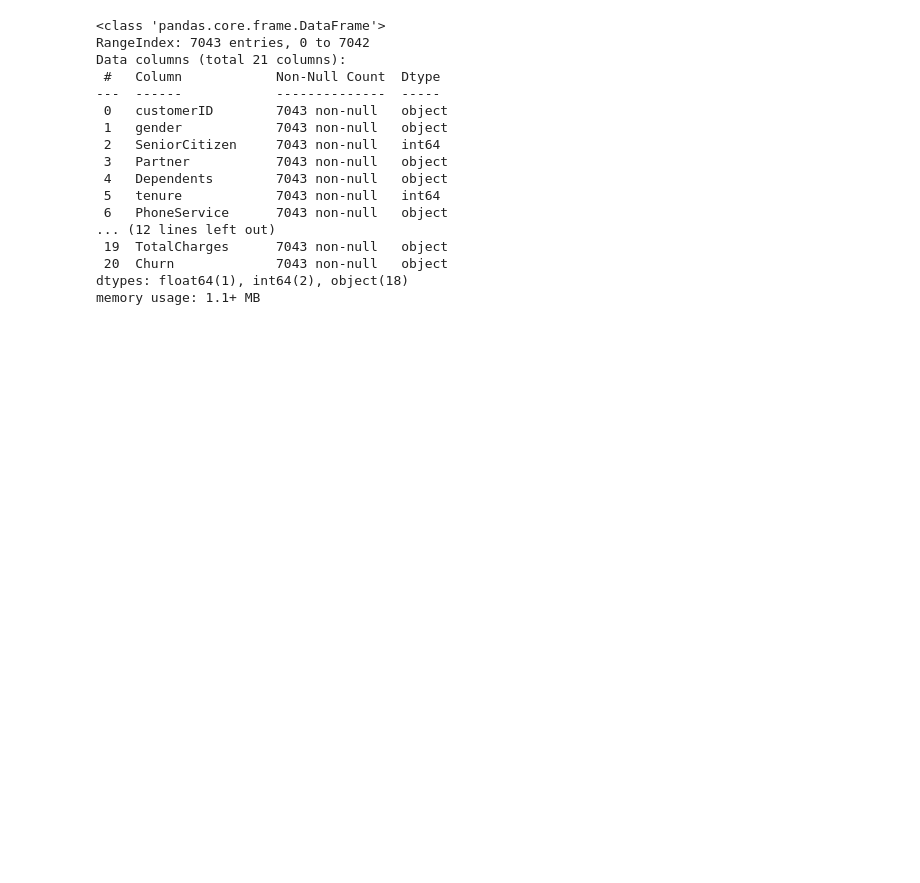
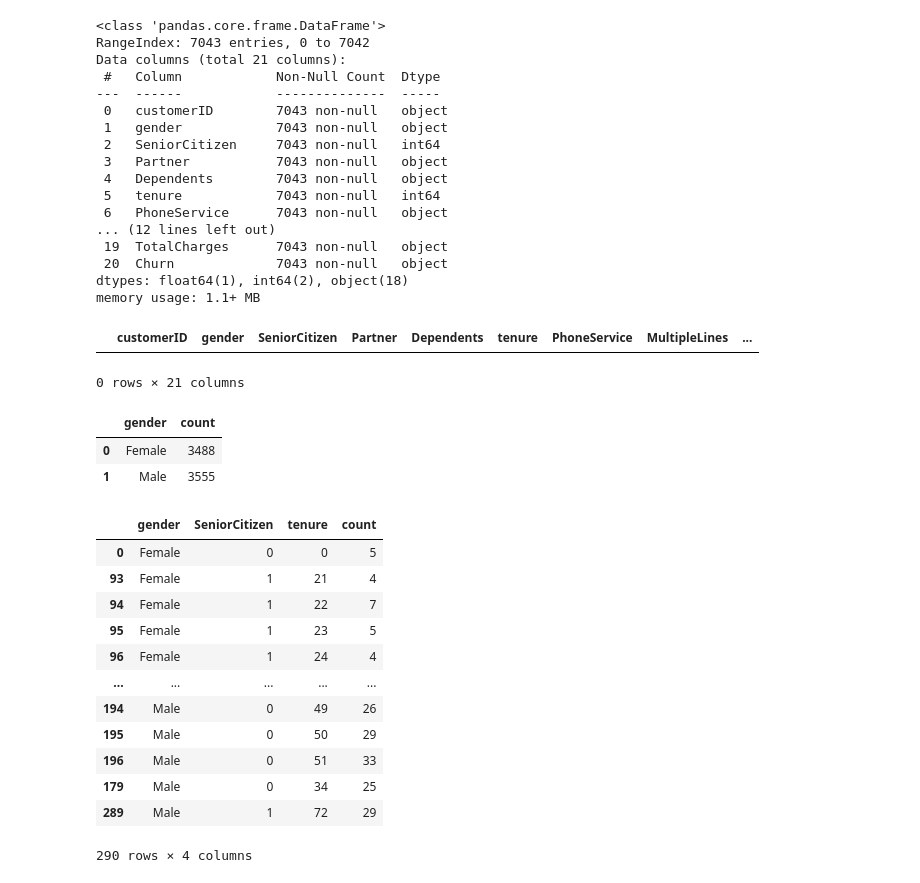
Before and after one commit to watsonndoria/ADS-Assignment-4, a Jupyter notebook: ADS-Assignment-4.ipynb, the cells around one changed output. Cells and saved outputs as stored; diff of their text form; code cells hidden in the pictures; blank space fills up the shorter version.

```diff
--- a/ADS-Assignment-4.ipynb
+++ b/ADS-Assignment-4.ipynb
@@ -34,3 +34,35 @@ Data columns (total 21 columns):
  20  Churn             7043 non-null   object
 dtypes: float64(1), int64(2), object(18)
 memory usage: 1.1+ MB
+# %%
+nan_df=df[df.isna().any(axis=1)]
+nan_df.head()
+# %% [output]
+|  | customerID | gender | SeniorCitizen | Partner | Dependents | tenure | PhoneService | MultipleLines | ... |
+0 rows × 21 columns
+# %%
+#a. Which 2 demographics have proven to be the most popular with the telco brand?
+(df.groupby(["gender"]).size()
+ .reset_index(name='count').sort_values(by='gender', ascending=True))
+# %% [output]
+|  | gender | count |
+| 0 | Female | 3488 |
+| 1 | Male | 3555 |
+# %%
+#b. If the marketing team wanted to increase customer retention, to whom should they target their advertisements to?
+(df.groupby(["gender","SeniorCitizen","tenure"]).size()
+ .reset_index(name='count').sort_values(by='gender', ascending=True))
+# %% [output]
+|  | gender | SeniorCitizen | tenure | count |
+| 0 | Female | 0 | 0 | 5 |
+| 93 | Female | 1 | 21 | 4 |
+| 94 | Female | 1 | 22 | 7 |
+| 95 | Female | 1 | 23 | 5 |
+| 96 | Female | 1 | 24 | 4 |
+| ... | ... | ... | ... | ... |
+| 194 | Male | 0 | 49 | 26 |
+| 195 | Male | 0 | 50 | 29 |
+| 196 | Male | 0 | 51 | 33 |
+| 179 | Male | 0 | 34 | 25 |
+| 289 | Male | 1 | 72 | 29 |
+290 rows × 4 columns
```
Also changed, not shown: parts of 13 cells of this notebook.
